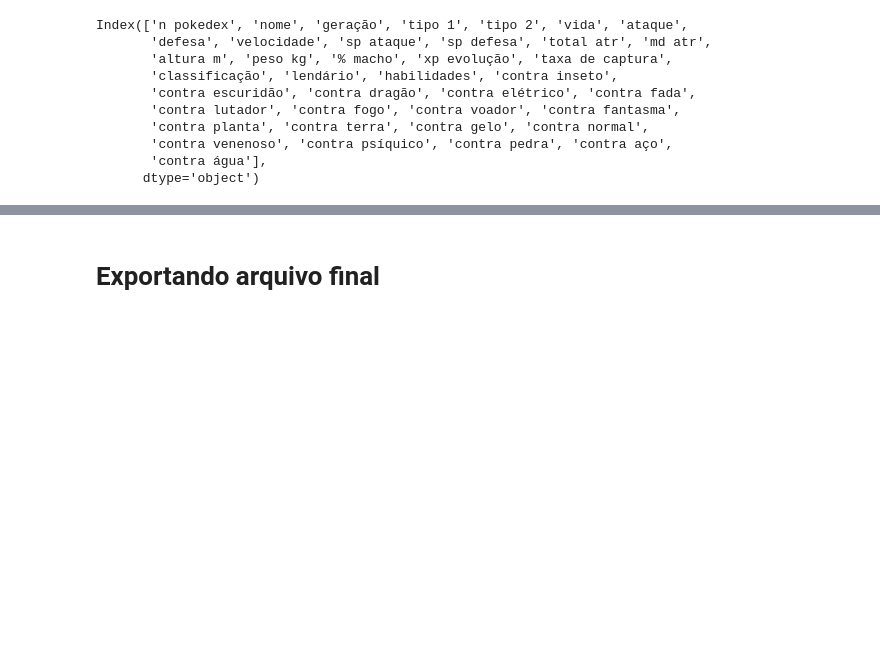
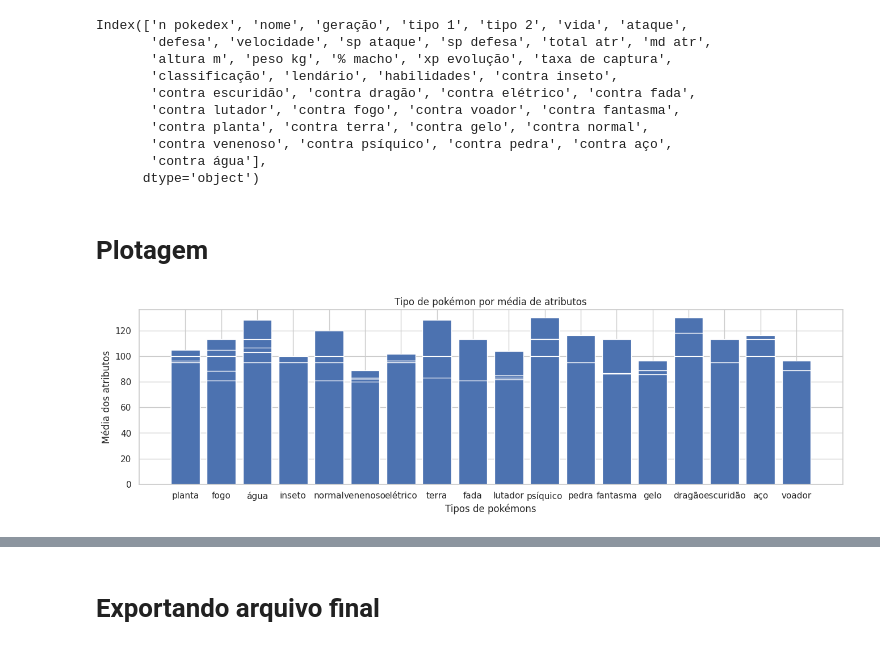
Before and after one commit to lucasfcomaru/Pokemon_dataset_analysis, a Jupyter notebook: Pokémon_dataset_analysis.ipynb, the cells around one changed output, grey strips where cells are left out. Cells and saved outputs as stored; diff of their text form; code cells hidden in the pictures; blank space fills up the shorter version.

Commit message:
Plotagens e alteração no tipo de dado

```diff
--- a/Pokémon_dataset_analysis.ipynb
+++ b/Pokémon_dataset_analysis.ipynb
@@ -842,9 +842,9 @@ array(['Pokémon Semente', 'Pokémon Lagarto', 'Pokémon de Chama',
 # %%
 # Adicionando colunas
 df['total atr'] = df['vida'] + df['ataque'] + df['defesa'] + df['velocidade'] + df['sp ataque'] + df['sp defesa']
-df['md atr'] = df_novo['total'] / 6
+df['md atr'] = df['total atr'] / 6
 # verificando alterações
-df['total']
+df['total atr']
 df['md atr']
 # %% [output]
 0       53.000000
@@ -881,3 +881,25 @@ Index(['n pokedex', 'nome', 'geração', 'tipo 1', 'tipo 2', 'vida', 'ataque',
        'contra venenoso', 'contra psíquico', 'contra pedra', 'contra aço',
        'contra água'],
       dtype='object')
+# %%
+# Ajuste no valor da coluna "Taxa de captura"
+df['taxa de captura'] = df['taxa de captura'].replace({'30 (Meteorite)255 (Core)':30})
+# %% [markdown]
+# Plotagem
+# %%
+# Tipo de pokémon por média de atributo
+# Gráfico para descobrir quais os tipos de pokémons mais forte.
+eixo_x = df['tipo 1']
+eixo_y = df['md atr']
+titulo = 'Tipo de pokémon por média de atributos'
+label_x = 'Tipos de pokémons'
+label_y = 'Média dos atributos'
+
+plt.figure(figsize=(16, 4))
+plt.title(titulo)
+plt.xlabel(label_x)
+plt.ylabel(label_y)
+plt.bar(eixo_x, eixo_y)
+plt.show()
+# %% [output]
+[figure, added]
```
Also changed, not shown: parts of 4 cells of this notebook, 1 other file.
